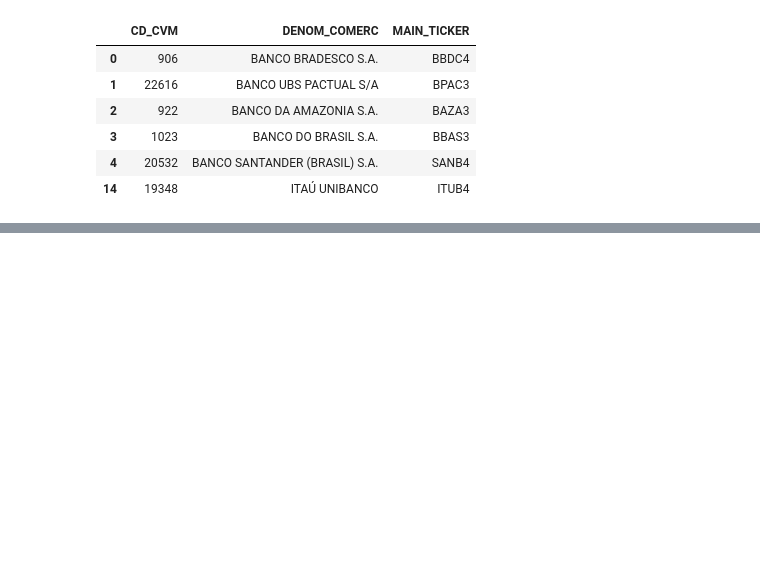
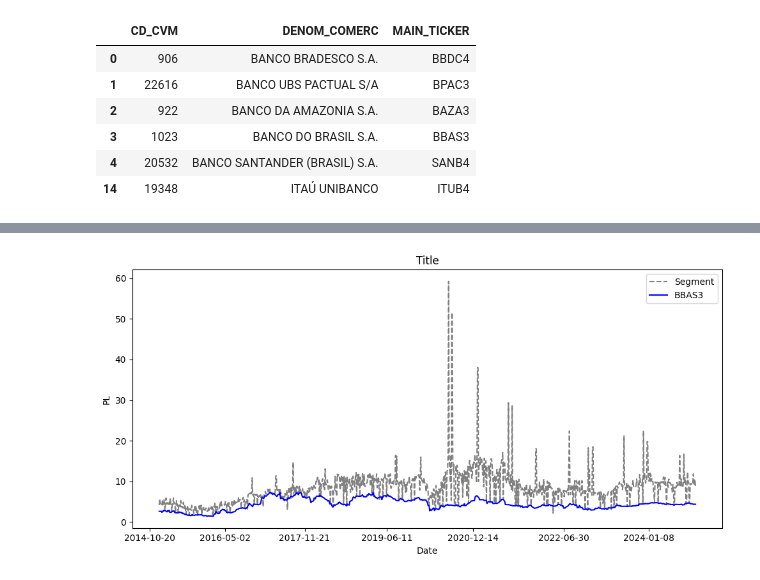
Before and after one commit to boa50/investment-analysis-etl, a Jupyter notebook: prototypes/stock-analysis.ipynb, the cells around one changed output, grey strips where cells are left out. Saved outputs shown, nothing was run; the diff lists cells and outputs as text; code cells hidden in the pictures; blank space fills up the shorter version.

Commit message:
Created a function to plot kpis based on the history dataframe

```diff
--- a/prototypes/stock-analysis.ipynb
+++ b/prototypes/stock-analysis.ipynb
@@ -21,6 +22,9 @@ def get_main_ticker(tickers):
             return ticker
 
     return tickers[0]
+# %%
+def get_segmento_by_ticker(ticker):
+    return df_basic_info[df_basic_info["TICKERS"].str.contains(ticker)].iloc[0]["SEGMENTO"]
 # %%
 def get_companies_by_segmento(segmento):
     df_tmp = df_basic_info[df_basic_info["SEGMENTO"] == segmento].copy()
@@ -87,6 +91,31 @@ def get_latest_values_by_segmento(segmento):
     return df_final[["TICKER", "PRICE", "BAZIN", "PL", "PVP", "DIVIDEND_YIELD", "DIVIDEND_PAYOUT",
             "ROE", "CGAR_5_YEARS", "PROFIT", "PROFIT_SEGMENTO", "EBIT", "EBIT_SEGMENTO",
             "EQUITY", "EQUITY_SEGMENTO", "MARKET_CAP"]]
+# %%
+def plot_historical_kpi(ticker, kpi):
+    df_ticker = df_history[df_history["TICKER"] == ticker]
+
+    segmento = get_segmento_by_ticker(ticker)
+    tickers_segmento = get_companies_by_segmento(segmento=segmento)["MAIN_TICKER"].values
+    df_segmento = df_history[df_history["TICKER"].isin(tickers_segmento)]
+    df_segmento = df_segmento[["DATE", kpi]]
+    df_segmento = df_segmento.groupby("DATE").mean().reset_index()
+    df_segmento = df_segmento.sort_values(by="DATE")
+
+    plt.figure(figsize=(10, 5))
+
+    plt.plot(df_segmento['DATE'], df_segmento[kpi], label='Segment', linestyle='--', color='grey')
+
+    plt.plot(df_ticker['DATE'], df_ticker[kpi], label=ticker, linestyle='-', color='blue')
+
+    plt.title('Title')
+    plt.xlabel('Date')
+    plt.ylabel(kpi)
+    plt.xticks(df_ticker['DATE'][::100], rotation=0)
+    plt.legend()
+
+    plt.tight_layout()
+    plt.show()
 # %%
 get_sectors()
 # %% [output]
@@ -122,3 +151,7 @@ get_latest_values_by_segmento(segmento="Energia Elétrica")
 | 6 | TRPL4 | 24.510000 | 33.606628 | 5.914494 | 0.845822 | 0.089926 | 0.531866 | 0.143008 | 0.041619 | ... |
 | 7 | TAEE4 | 11.550000 | 30.843684 | 7.761800 | 1.763664 | 0.099776 | 0.774441 | 0.227224 | 0.076908 | ... |
 | 0 | SEGMENTO | 0.000000 | 0.000000 | 8.852983 | 1.426508 | 0.071243 | 0.480421 | 0.191213 | 0.076927 | ... |
+# %%
+plot_historical_kpi(ticker="BBAS3", kpi="PL")
+# %% [output]
+[figure, added]
```
Also changed, not shown: parts of 1 cell of this notebook, 1 other file.
